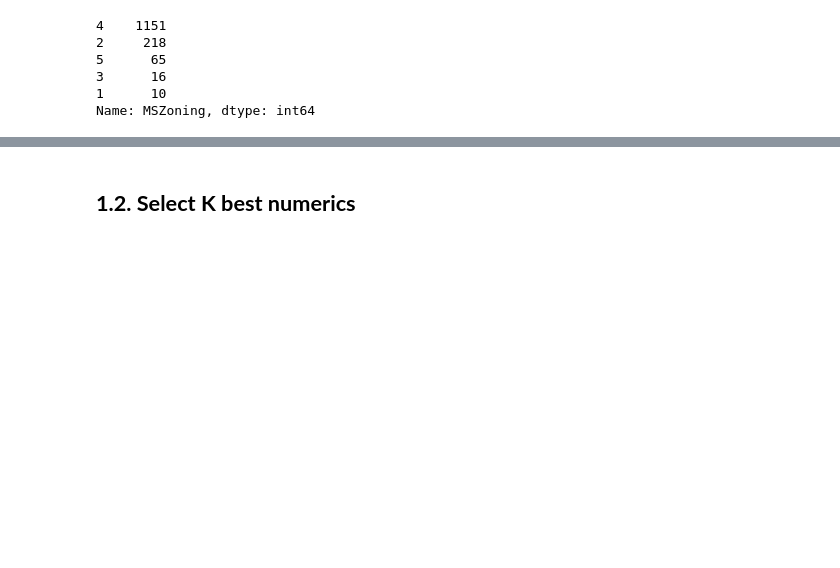
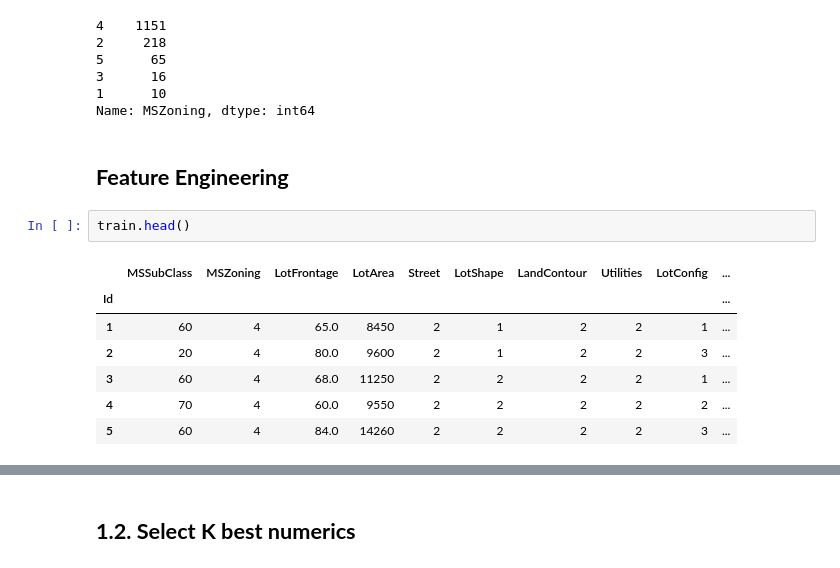
Before and after one commit to PashaIanko/Kaggle.HousePrices, a Jupyter notebook: House_Prices.ipynb, the cells around one changed output, grey strips where cells are left out. Saved outputs shown, nothing was run; the diff lists cells and outputs as text; blank space fills up the shorter version.

```diff
--- a/House_Prices.ipynb
+++ b/House_Prices.ipynb
@@ -575,3 +578,15 @@ train['MSZoning'].value_counts()
 3      16
 1      10
 Name: MSZoning, dtype: int64
+# %% [markdown]
+## **Feature Engineering**
+# %%
+train.head()
+# %% [output]
+|  | MSSubClass | MSZoning | LotFrontage | LotArea | Street | LotShape | LandContour | Utilities | LotConfig | ... |
+| Id |  |  |  |  |  |  |  |  |  | ... |
+| 1 | 60 | 4 | 65.0 | 8450 | 2 | 1 | 2 | 2 | 1 | ... |
+| 2 | 20 | 4 | 80.0 | 9600 | 2 | 1 | 2 | 2 | 3 | ... |
+| 3 | 60 | 4 | 68.0 | 11250 | 2 | 2 | 2 | 2 | 1 | ... |
+| 4 | 70 | 4 | 60.0 | 9550 | 2 | 2 | 2 | 2 | 2 | ... |
+| 5 | 60 | 4 | 84.0 | 14260 | 2 | 2 | 2 | 2 | 3 | ... |
```
Also changed, not shown: parts of 51 cells of this notebook.
